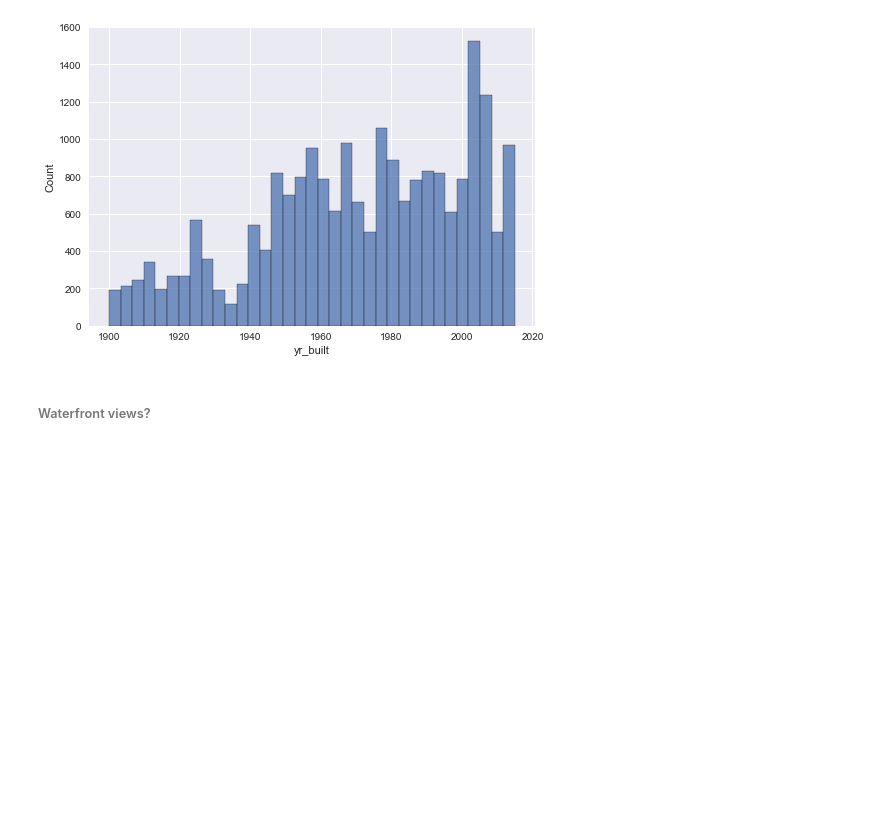
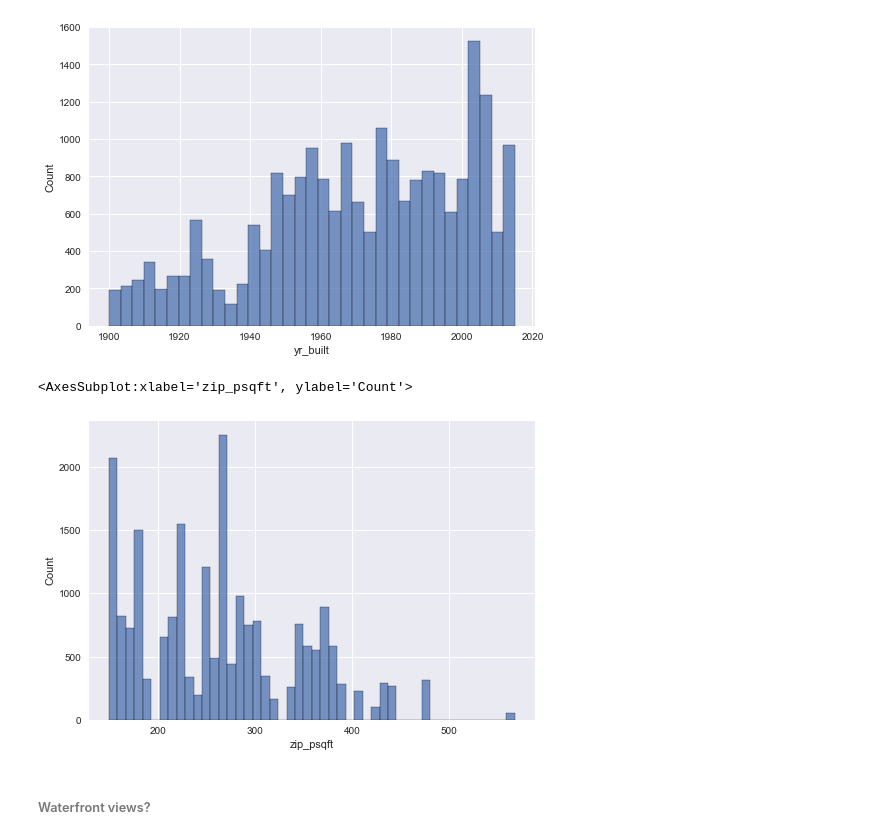
Before and after one commit to Luv2bnanook44/phase_2_project_quanggang, a Jupyter notebook: notebooks/jamie_notebook.ipynb, the cells around one changed output. Saved outputs shown, nothing was run; the diff lists cells and outputs as text; code cells hidden in the pictures; blank space fills up the shorter version.

```diff
--- a/notebooks/jamie_notebook.ipynb
+++ b/notebooks/jamie_notebook.ipynb
@@ -431,6 +509,11 @@ sns.histplot(df.yr_built)
 # %% [output]
 <AxesSubplot:xlabel='yr_built', ylabel='Count'>
 [figure]
+# %%
+sns.histplot(df.zip_psqft)
+# %% [output]
+<AxesSubplot:xlabel='zip_psqft', ylabel='Count'>
+[figure, added]
 # %% [markdown]
 ###### Waterfront views?
 # %%
```
Also changed, not shown: parts of 41 cells of this notebook.
